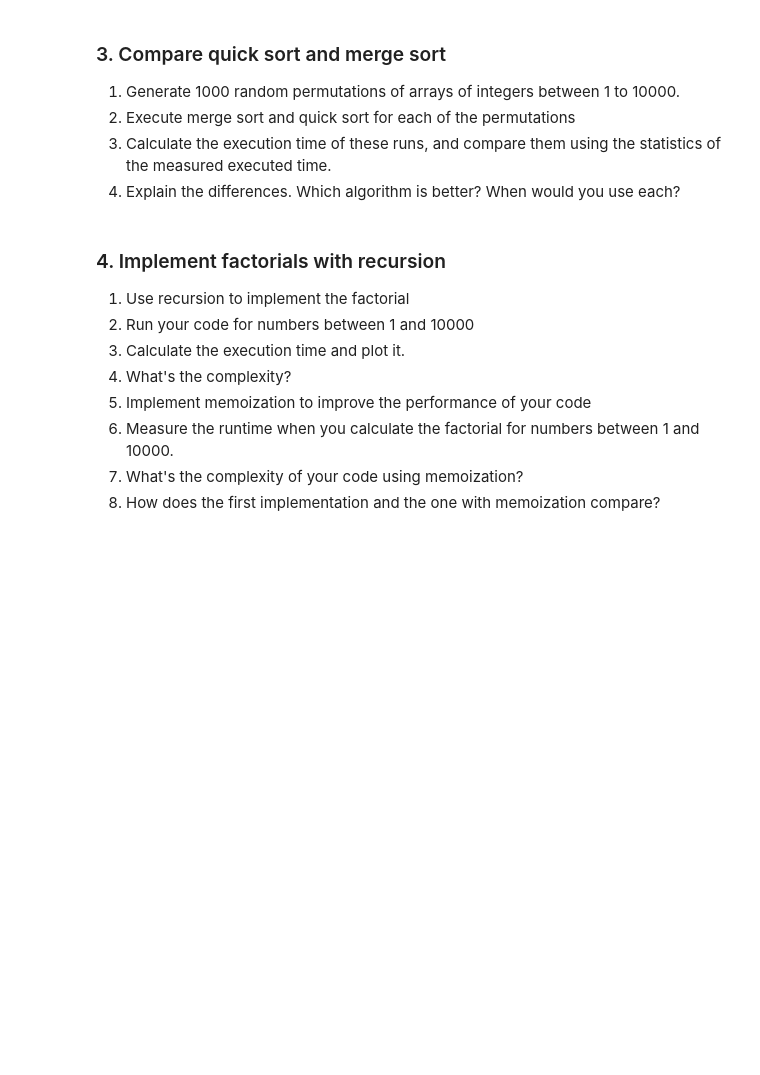
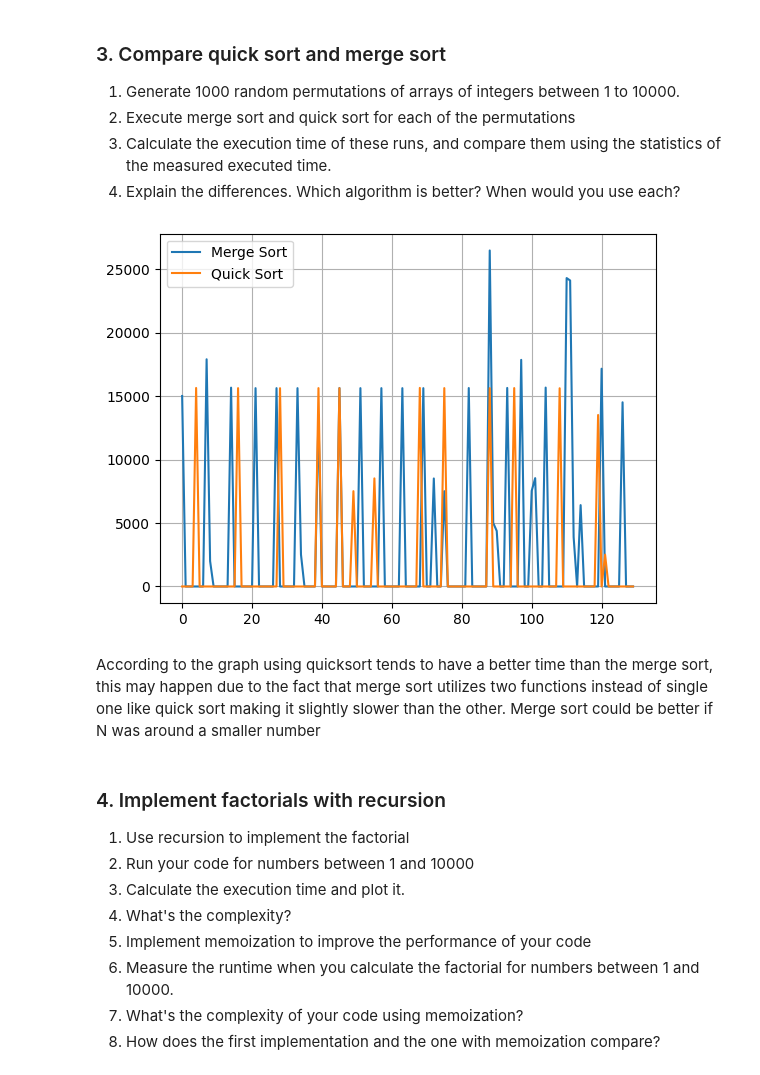
Before and after one commit to RandallMencias/cmp-3002-fall22-rmencias, a Jupyter notebook: HW3/HW_3.ipynb, the cells around one changed output. Saved outputs shown, nothing was run; the diff lists cells and outputs as text; code cells hidden in the pictures; blank space fills up the shorter version.

```diff
--- a/HW3/HW_3.ipynb
+++ b/HW3/HW_3.ipynb
@@ -8,10 +8,10 @@ import matplotlib.pyplot as plt
 %matplotlib inline
 def clock(func):
     def inner(*arg, **kwargs):
-        start = time.time() * 10 ** 3
+        start = time.time() * 10 ** 6
         answer = func(*arg, **kwargs)
         # time.sleep(0.001)
-        end = time.time() * 10 ** 3
+        end = time.time() * 10 ** 6
         # print("Execution Time:" + str(end - start))
         return answer, (end - start)
 
@@ -156,18 +174,23 @@ list3.list_traversed()
 # %%
 def quicksort(list):
+    '''
+    Sorts List thorugh recursion
+    :param list: List to Srto
+    :return: Sorted List
+    '''
     if len(list) <= 1:
         return list
-    pivot = list.pop()
+    pivot = list.pop() # assigns the pop value to the pivot and deletes of the list
     l1 = []
     l2 = []
-    for i in list:
-        if i <= pivot:
+    for i in list: # size of n
+        if i <= pivot: #here the division happens, as its inside of n it turns it inti n/2
             l1.append(i)
         else:
             l2.append(i)
 
-    return quicksort(l1) + [pivot] + quicksort(l2)
+    return quicksort(l1) + [pivot] + quicksort(l2) #joins the sorted arrays with the center pivot
 
-list1 = [4, 5, 3, 1, 10, 4, 6, 8]
+list1 = [4,11, 5, 3, 1, 10, 4, 6, 8]
 print(quicksort(list1))
 # %% [output]
@@ -201,49 +226,59 @@ def merge(left, right):
             sorted_list.append(left[left_pointer])
             left_pointer += 1
         else:
             sorted_list.append(right[right_pointer])
             right_pointer += 1
 
     sorted_list.extend(left[left_pointer:])
     sorted_list.extend(right[right_pointer:])
 
     return sorted_list
 
 
 @clock
 def quicksort(list):
+    '''
+    Sorts List thorugh recursion
+    :param list: List to Srto
+    :return: Sorted List
+    '''
     if len(list) <= 1:
         return list
-    pivot = list.pop()
+    pivot = list.pop() # assigns the pop value to the pivot and deletes of the list
     l1 = []
     l2 = []
     for i in list:
         if i <= pivot:
             l1.append(i)
         else:
             l2.append(i)
 
-    return quicksort(l1)[0] + [pivot] + quicksort(l2)[0]
+    return quicksort(l1)[0] + [pivot] + quicksort(l2)[0] #joins the sorted arrays with the center pivot
 
 
 def random_list():
     return [random.randint(1, 1000) for i in range(1000)]
 
 
-merge_sort_time = []
-quicksort_time = []
-lists = [random_list() for i in range(100)]
-# for i in lists:
-#     merge_sort_time.append(merge_sort(i)[1])
-#     quicksort_time.append(quicksort(i)[1])
-# merge_sort_time = [merge_sort(i)[1] for i in lists]
-# quicksort_time = [quicksort(i)[1] for i in lists]
-# print(merge_sort_time, quicksort_time)
-# plt.plot(merge_sort_time, label="Merge Sort")
-# plt.plot(quicksort_time, label="Quick Sort")
-# plt.legend()
-# plt.grid
-# plt.show()
+# merge_sort_time = []
+    # quicksort_time = []
+lists = [random_list() for i in range(130)]
+    # for i in lists:
+    #     merge_sort_time.append(merge_sort(i)[1])
+    #     quicksort_time.append(quicksort(i)[1])
+merge_sort_time = [merge_sort(i)[1] for i in lists]
+quicksort_time = [quicksort(i)[1] for i in lists]
+merge_sort_time
+quicksort_time
+plt.plot(merge_sort_time, label="Merge Sort")
+plt.plot(quicksort_time, label="Quick Sort")
+plt.legend()
+plt.grid()
+plt.show()
+# %% [output]
+[figure, added]
+# %% [markdown]
+According to the graph using quicksort tends to have a better time than the merge sort, this may happen due to the fact that merge sort utilizes two functions instead of single one like quick sort making it slightly slower than the other. Merge sort could be better if N was around a smaller number
 # %% [markdown]
 ### 4. Implement factorials with recursion
 
```
Also changed, not shown: parts of 11 cells of this notebook.
